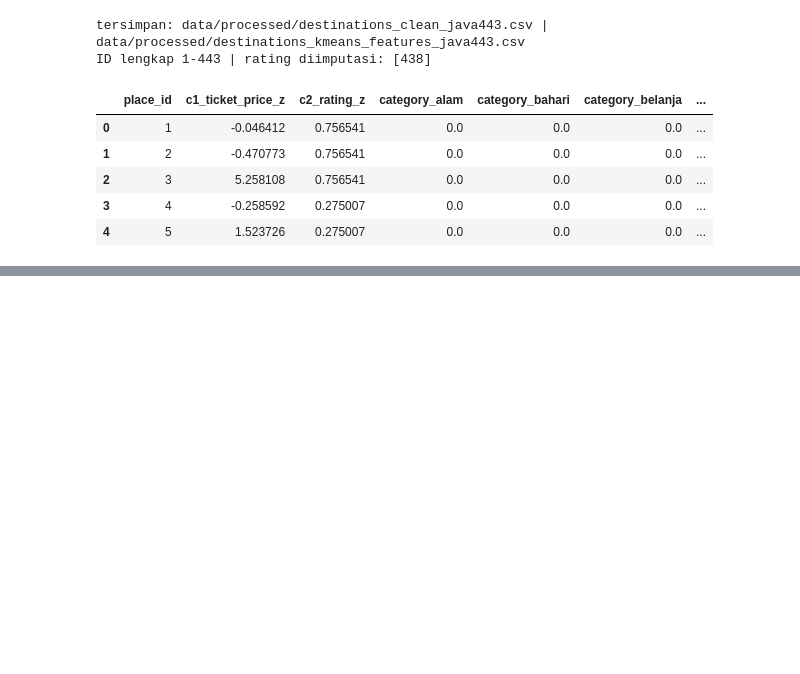
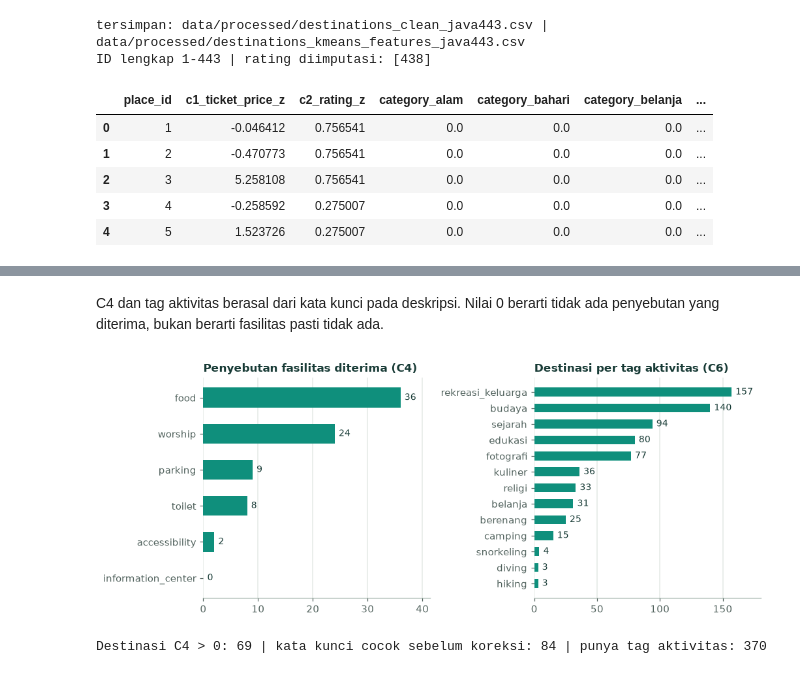
Before and after one commit to ReBioNC/SPK_Destinasi_Wisata, a Jupyter notebook: notebooks/03_preprocessing_simple.ipynb, the cells around one changed output, grey strips where cells are left out. Drawn from its saved outputs; the diff is of its cells as text; code cells hidden in the pictures; blank space fills up the shorter version.

```diff
--- a/notebooks/03_preprocessing_simple.ipynb
+++ b/notebooks/03_preprocessing_simple.ipynb
@@ -305,0 +399,20 @@ ID lengkap 1-443 | rating diimputasi: [438]
+# %% [markdown]
+C4 dan tag aktivitas berasal dari kata kunci pada deskripsi. Nilai 0 berarti tidak ada penyebutan yang diterima, bukan berarti fasilitas pasti tidak ada.
+# %%
+facility_counts = df[fac_cols].sum().rename(lambda c: c.replace('facility_', '').replace('_mentioned', '')).sort_values()
+tag_counts = df['activity_tags'].fillna('').str.split('|').explode()
+tag_counts = tag_counts[tag_counts != ''].value_counts().sort_values()
+fig, axes = plt.subplots(1, 2, figsize=(9.5, 3.8))
+for ax, counts, title in ((axes[0], facility_counts, 'Penyebutan fasilitas diterima (C4)'), (axes[1], tag_counts, 'Destinasi per tag aktivitas (C6)')):
+    bars = ax.barh(counts.index, counts.values, height=0.55, color=SERIES[0])
+    ax.bar_label(bars, padding=4, fontsize=9)
+    ax.set_title(title)
+    ax.grid(axis='y', visible=False)
+    ax.set_xlim(right=counts.max() * 1.15)
+plt.tight_layout()
+plt.show()
+print('Destinasi C4 > 0:', int(df['c4_facility_score'].gt(0).sum()), '| kata kunci cocok sebelum koreksi:', int(df['facility_keyword_score'].gt(0).sum()),
+      '| punya tag aktivitas:', int(df['activity_tags'].fillna('').ne('').sum()))
+# %% [output]
+[figure, added]
+Destinasi C4 > 0: 69 | kata kunci cocok sebelum koreksi: 84 | punya tag aktivitas: 370
```
Also changed, not shown: parts of 7 cells of this notebook, 5 other files.
